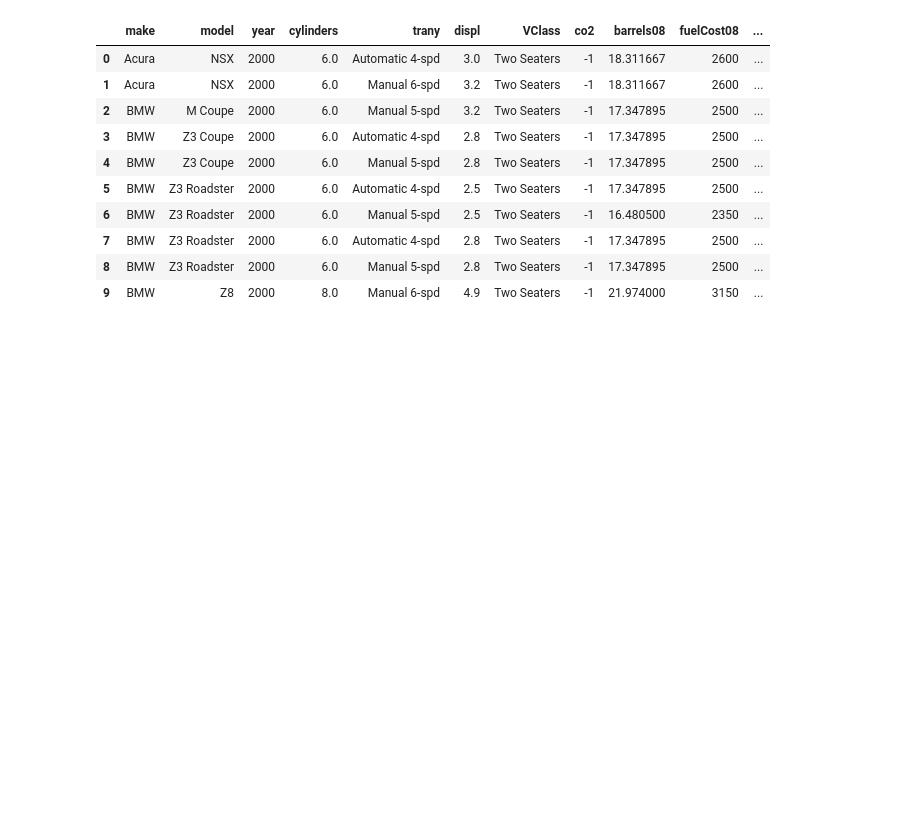
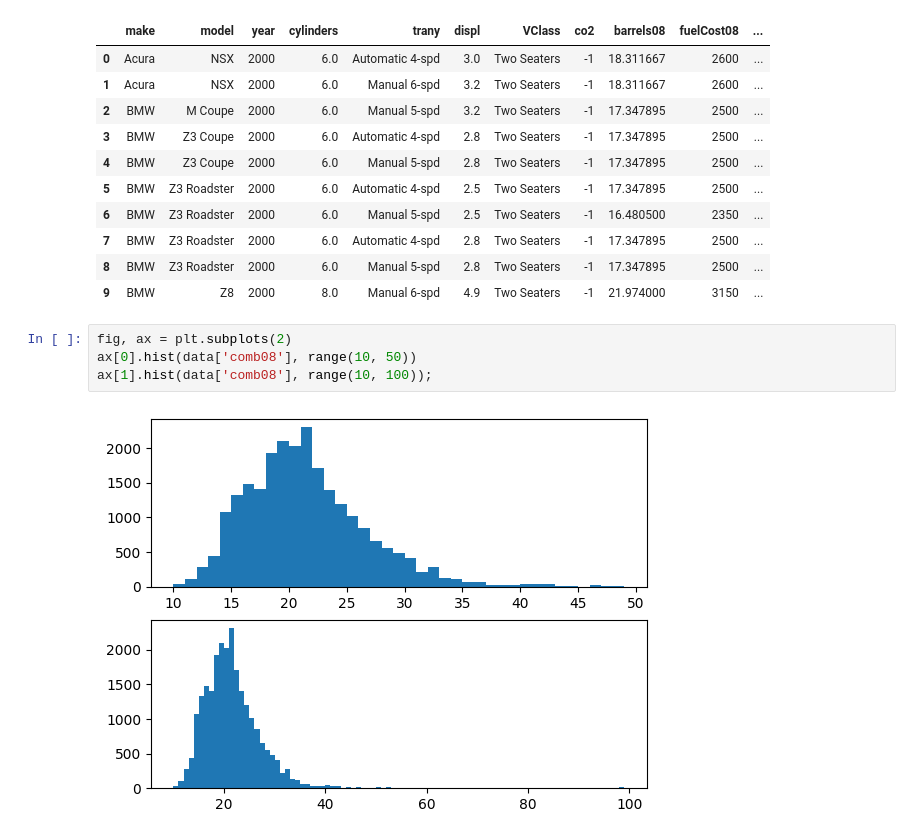
Before and after one commit to masoud533/DataVisualization, a Jupyter notebook: matplotlib.ipynb, the cells around one changed output. Saved outputs shown, nothing was run; the diff lists cells and outputs as text; blank space fills up the shorter version.

```diff
--- a/matplotlib.ipynb
+++ b/matplotlib.ipynb
@@ -22,3 +22,9 @@ data.head(10)
 | 7 | BMW | Z3 Roadster | 2000 | 6.0 | Automatic 4-spd | 2.8 | Two Seaters | -1 | 17.347895 | 2500 | ... |
 | 8 | BMW | Z3 Roadster | 2000 | 6.0 | Manual 5-spd | 2.8 | Two Seaters | -1 | 17.347895 | 2500 | ... |
 | 9 | BMW | Z8 | 2000 | 8.0 | Manual 6-spd | 4.9 | Two Seaters | -1 | 21.974000 | 3150 | ... |
+# %%
+fig, ax = plt.subplots(2)
+ax[0].hist(data['comb08'], range(10, 50))
+ax[1].hist(data['comb08'], range(10, 100));
+# %% [output]
+[figure, added]
```
Also changed, not shown: parts of 3 cells of this notebook.
